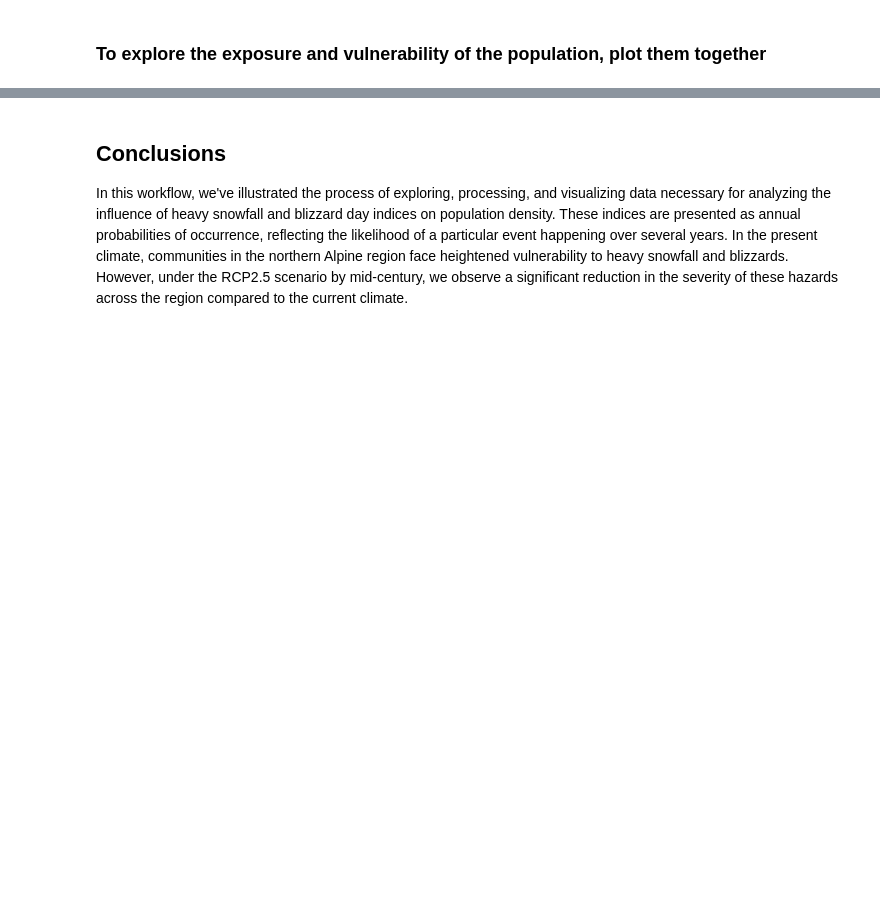
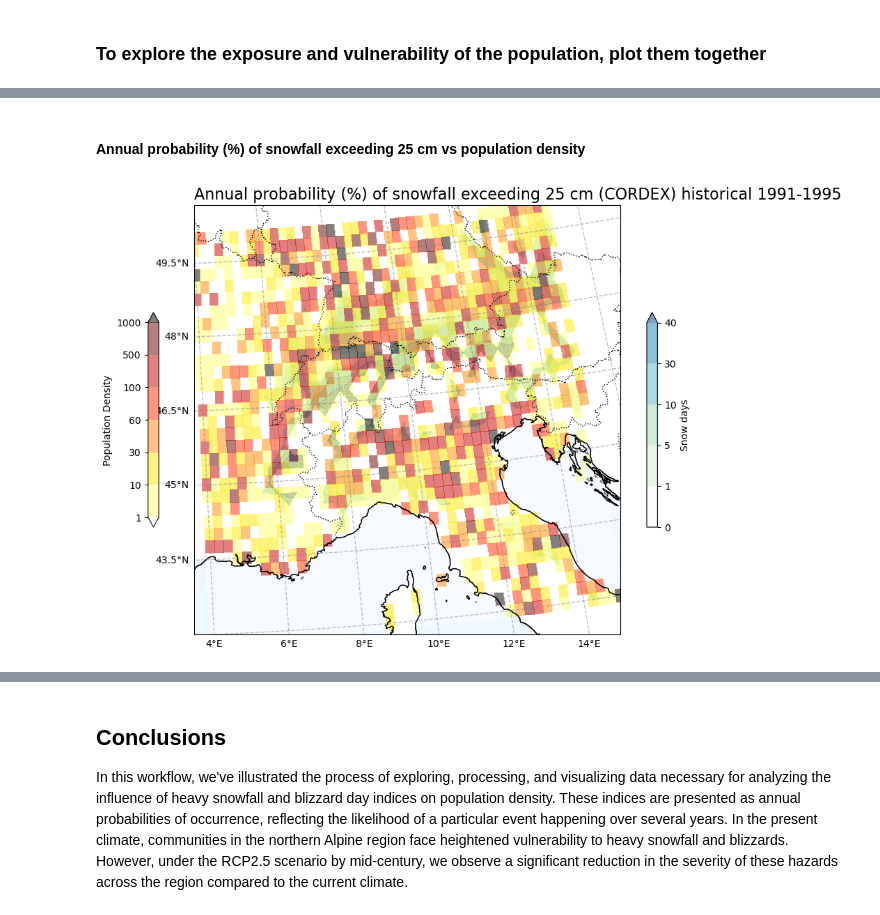
Before and after one commit to CLIMAAX/SNOW, a Jupyter notebook: 01_Heavy_snowfall_and_blizzards/Risk_assessment_SNOW_BLIZZARDS.ipynb, the cells around one changed output, grey strips where cells are left out. Drawn from its saved outputs; the diff is of its cells as text; code cells hidden in the pictures; blank space fills up the shorter version.

```diff
--- a/01_Heavy_snowfall_and_blizzards/Risk_assessment_SNOW_BLIZZARDS.ipynb
+++ b/01_Heavy_snowfall_and_blizzards/Risk_assessment_SNOW_BLIZZARDS.ipynb
@@ -477,18 +482,23 @@ plot_overlay_map(var1, var2, V1_p_levels, V2_p_levels, V1_cmap, V2_cmap, Tit1, V
+# %% [markdown]
+#### Annual probability (%) of snowfall exceeding 25 cm vs population density
 # %%
 # Create a mask for snow data where pollution density is below 1
 var1 = np.squeeze(SelArea_25cm_ind_masked)
 var2 = np.squeeze(SelArea_population)
 
 V1_p_levels = [0, 1, 5, 10, 30, 40]
 V2_p_levels =  [1, 10, 30, 60, 100, 500, 1000]
 
 V1_cmap = "GnBu"
 V2_cmap = "hot_r"
 
-Tit1 = 'Annual probability (%) of snowfall exceeding 25 cm'
+Tit1 = f'Annual probability (%) of snowfall exceeding 25 cm (CORDEX) {Hist_experiment_in} {Hist_start_year}-{Hist_end_year}'
+
 V1_cb_tit = 'Population Density'
 V2_cb_tit = 'Snow days'
 
-fileout = os.path.join(plot_dir,'Population_Density_Annual_probability_snowfall_days_25cm.png'.format(areaname))
+fileout = os.path.join(plot_dir,f'Population_Density_Annual_probability_snowfall_days_25cm_{gcm_model_Name}_{rcm_model_Name}_{Hist_experiment_in}_{ensemble_member_in}_{Hist_start_year}_{Hist_end_year}.png'.format(areaname))
 
 plot_overlay_map(var1, var2, V1_p_levels, V2_p_levels, V1_cmap, V2_cmap, Tit1, V1_cb_tit, V2_cb_tit,fileout,min_lon, max_lon, min_lat, max_lat)
+# %% [output]
+[figure, added]
```
Also changed, not shown: parts of 17 cells of this notebook.
